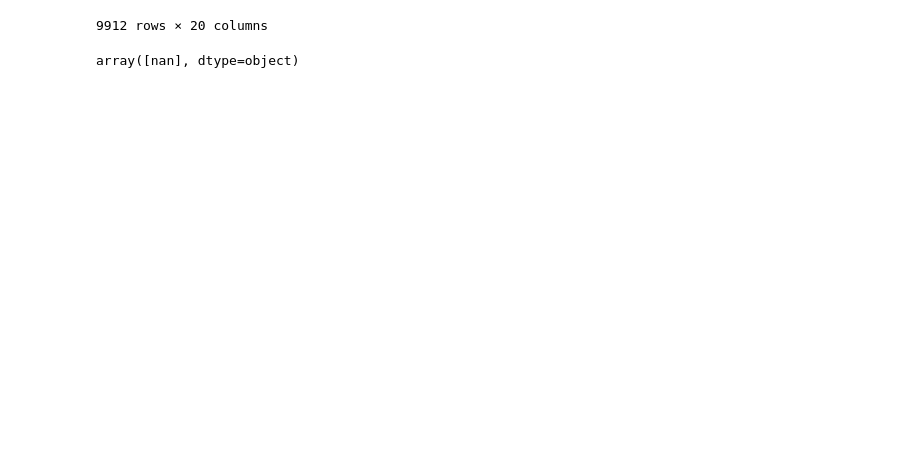
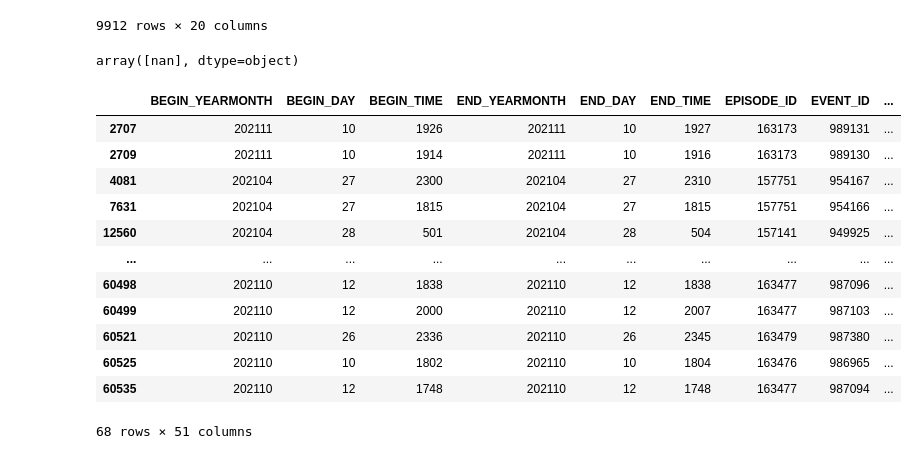
Before and after one commit to Erdos-Projects/fall-2025-predicting-tornadoes, a Jupyter notebook: Exploration-Taylor.ipynb, the cells around one changed output. Cells and saved outputs as stored; diff of their text form; code cells hidden in the pictures; blank space fills up the shorter version.

```diff
--- a/Exploration-Taylor.ipynb
+++ b/Exploration-Taylor.ipynb
@@ -340,3 +340,20 @@ final_df[final_df['YEAR-MONTH-DAY']==final_df['BEGIN_DATE']]
 (final_df[final_df['YEAR-MONTH-DAY']!=final_df['BEGIN_DATE']]['BEGIN_DATE']).unique()
 # %% [output]
 array([nan], dtype=object)
+# %%
+data = pd.read_csv("Data/Storm Event Data/Raw Data/2021_storm_events.csv")
+data[(data['STATE']== 'OKLAHOMA') & (data['EVENT_TYPE']== 'Tornado')]
+# %% [output]
+|  | BEGIN_YEARMONTH | BEGIN_DAY | BEGIN_TIME | END_YEARMONTH | END_DAY | END_TIME | EPISODE_ID | EVENT_ID | ... |
+| 2707 | 202111 | 10 | 1926 | 202111 | 10 | 1927 | 163173 | 989131 | ... |
+| 2709 | 202111 | 10 | 1914 | 202111 | 10 | 1916 | 163173 | 989130 | ... |
+| 4081 | 202104 | 27 | 2300 | 202104 | 27 | 2310 | 157751 | 954167 | ... |
+| 7631 | 202104 | 27 | 1815 | 202104 | 27 | 1815 | 157751 | 954166 | ... |
+| 12560 | 202104 | 28 | 501 | 202104 | 28 | 504 | 157141 | 949925 | ... |
+| ... | ... | ... | ... | ... | ... | ... | ... | ... | ... |
+| 60498 | 202110 | 12 | 1838 | 202110 | 12 | 1838 | 163477 | 987096 | ... |
+| 60499 | 202110 | 12 | 2000 | 202110 | 12 | 2007 | 163477 | 987103 | ... |
+| 60521 | 202110 | 26 | 2336 | 202110 | 26 | 2345 | 163479 | 987380 | ... |
+| 60525 | 202110 | 10 | 1802 | 202110 | 10 | 1804 | 163476 | 986965 | ... |
+| 60535 | 202110 | 12 | 1748 | 202110 | 12 | 1748 | 163477 | 987094 | ... |
+68 rows × 51 columns
```
Also changed, not shown: parts of 3 cells of this notebook, 7 other files.
